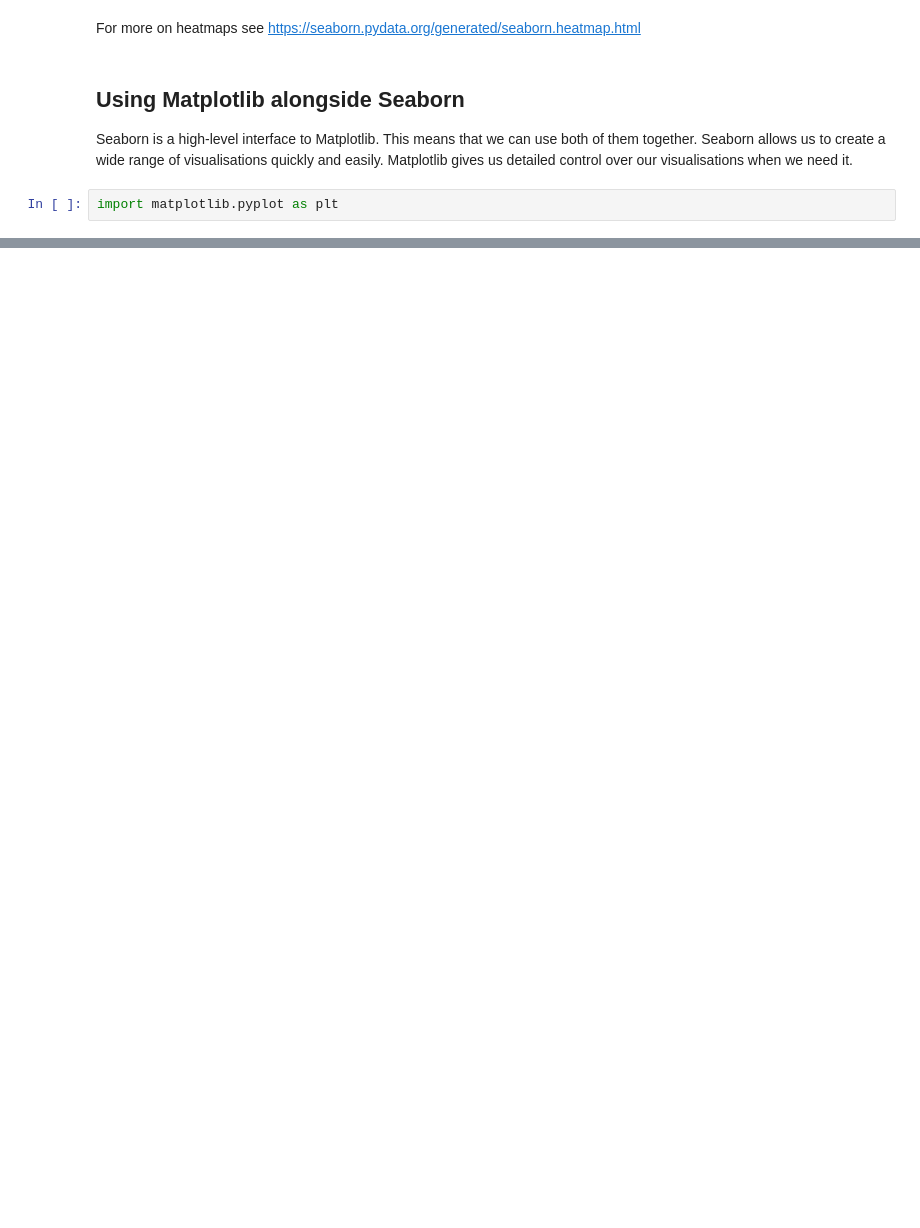
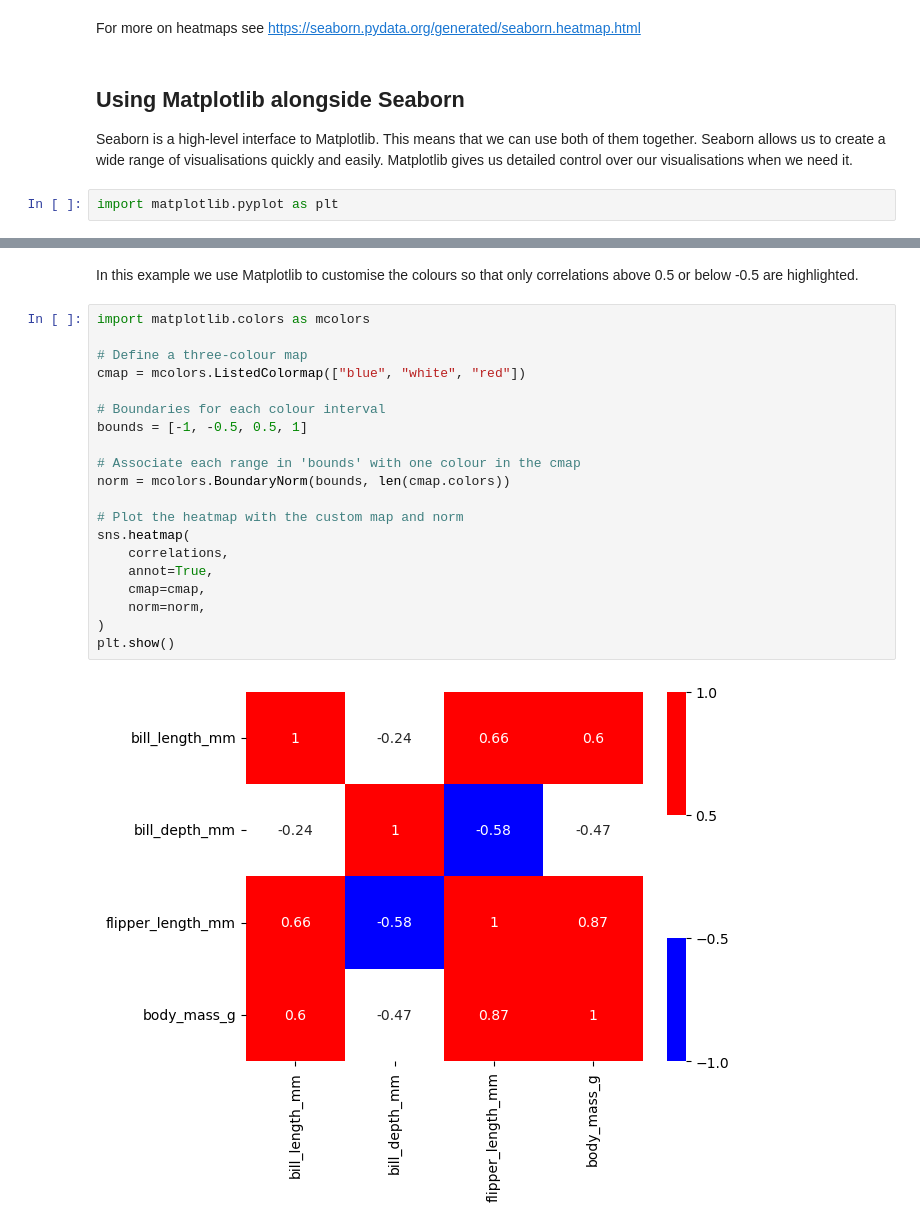
Before and after one commit to JohnMcKechnieGC/understanding-data, a Jupyter notebook: seaborn_tutorial.ipynb, the cells around one changed output, grey strips where cells are left out. Saved outputs shown, nothing was run; the diff lists cells and outputs as text; blank space fills up the shorter version.

Commit message:
add matplotlib examples

```diff
--- a/seaborn_tutorial.ipynb
+++ b/seaborn_tutorial.ipynb
@@ -339,0 +358,24 @@ plt.show()
+# %% [markdown]
+In this example we use Matplotlib to customise the colours so that only correlations above 0.5 or below -0.5 are highlighted.
+# %%
+import matplotlib.colors as mcolors
+
+# Define a three-colour map
+cmap = mcolors.ListedColormap(["blue", "white", "red"])
+
+# Boundaries for each colour interval
+bounds = [-1, -0.5, 0.5, 1]
+
+# Associate each range in 'bounds' with one colour in the cmap
+norm = mcolors.BoundaryNorm(bounds, len(cmap.colors))
+
+# Plot the heatmap with the custom map and norm
+sns.heatmap(
+    correlations,
+    annot=True,
+    cmap=cmap,
+    norm=norm,
+)
+plt.show()
+# %% [output]
+[figure, added]
```
Also changed, not shown: parts of 7 cells of this notebook, 22 other files.
